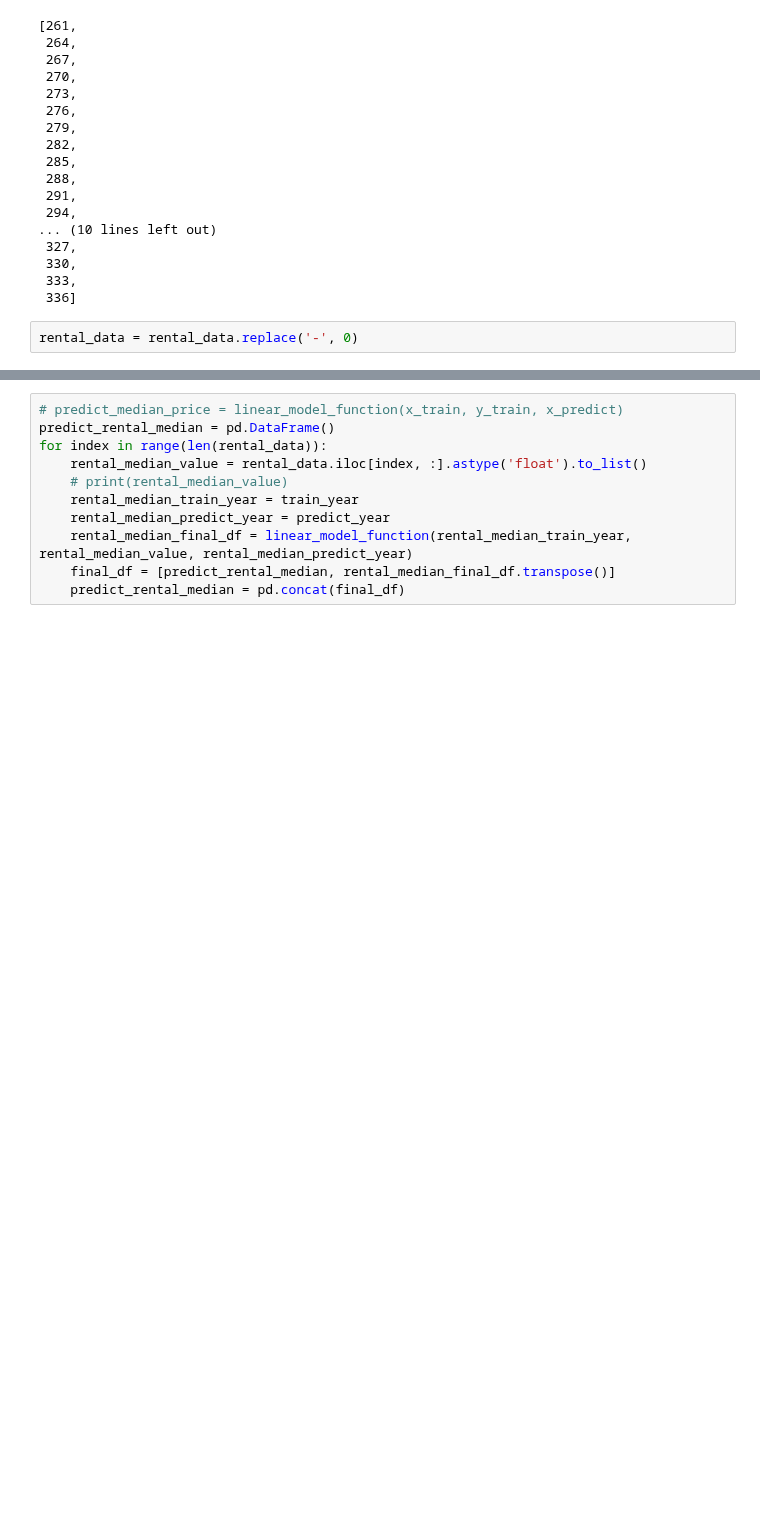
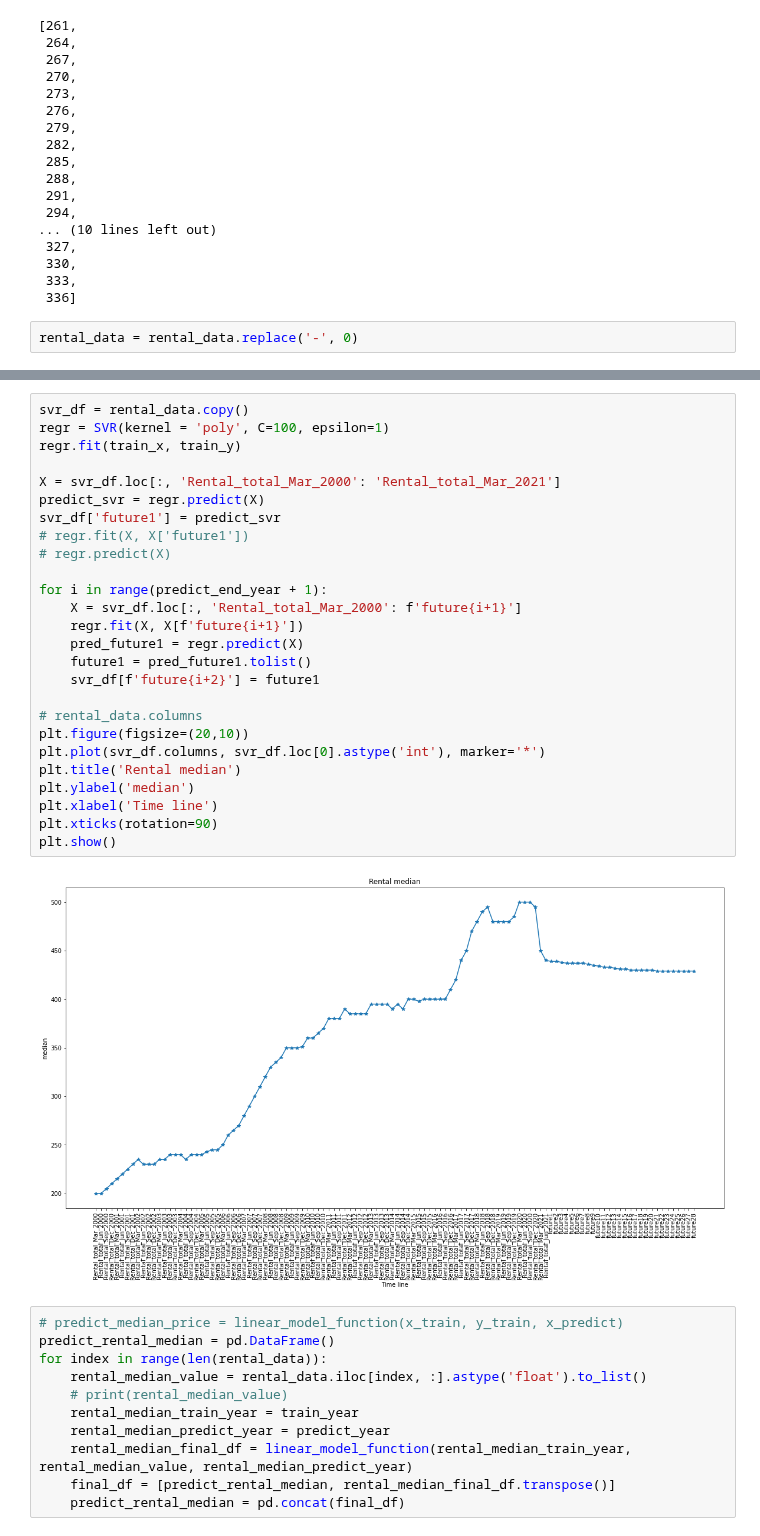
Before and after one commit to MAST30034-Applied-Data-Science/generic-real-estate-consulting-project-group-1-iron-data-man, a Jupyter notebook: notebooks/Modelling.ipynb, the cells around one changed output, grey strips where cells are left out. Drawn from its saved outputs; the diff is of its cells as text; blank space fills up the shorter version.

```diff
--- a/notebooks/Modelling.ipynb
+++ b/notebooks/Modelling.ipynb
@@ -1187,3 +1113,31 @@ rental_data = rental_data.replace('-', 0)
+# %%
+svr_df = rental_data.copy()
+regr = SVR(kernel = 'poly', C=100, epsilon=1)
+regr.fit(train_x, train_y)
+
+X = svr_df.loc[:, 'Rental_total_Mar_2000': 'Rental_total_Mar_2021']
+predict_svr = regr.predict(X)
+svr_df['future1'] = predict_svr
+# regr.fit(X, X['future1'])
+# regr.predict(X)
+
+for i in range(predict_end_year + 1):
+    X = svr_df.loc[:, 'Rental_total_Mar_2000': f'future{i+1}']
+    regr.fit(X, X[f'future{i+1}'])
+    pred_future1 = regr.predict(X)
+    future1 = pred_future1.tolist()
+    svr_df[f'future{i+2}'] = future1
+
+# rental_data.columns
+plt.figure(figsize=(20,10))
+plt.plot(svr_df.columns, svr_df.loc[0].astype('int'), marker='*')
+plt.title('Rental median')
+plt.ylabel('median')
+plt.xlabel('Time line')
+plt.xticks(rotation=90)
+plt.show()
+# %% [output]
+[figure, added]
 # %%
 # predict_median_price = linear_model_function(x_train, y_train, x_predict)
 predict_rental_median = pd.DataFrame()
```
Also changed, not shown: parts of 13 cells of this notebook.
